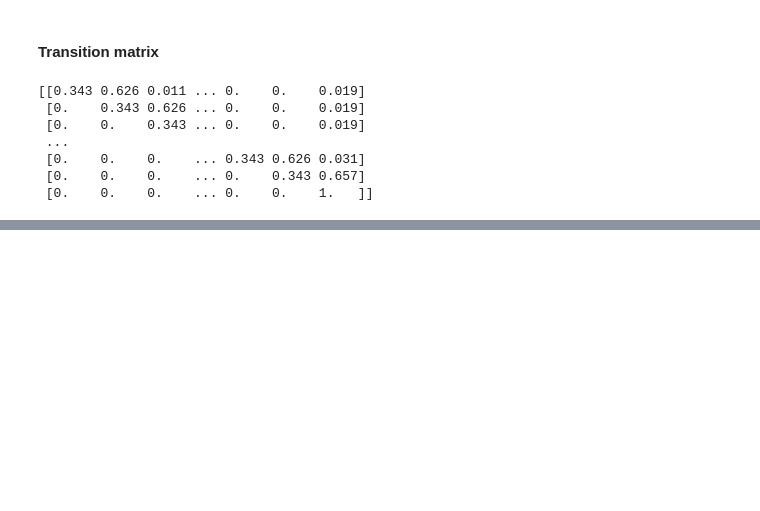
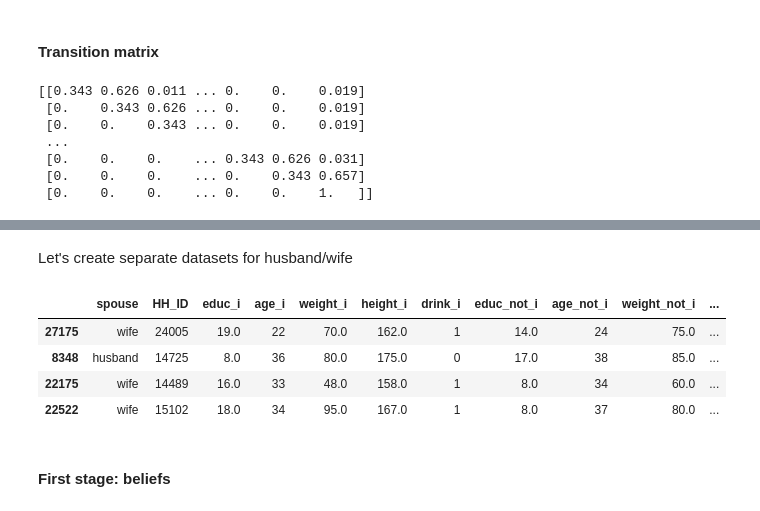
Before and after one commit to Nick-Pupkin/NES, a Jupyter notebook: EIO_2_Popov_Nick.ipynb, the cells around one changed output, grey strips where cells are left out. Cells and saved outputs as stored; diff of their text form; code cells hidden in the pictures; blank space fills up the shorter version.

```diff
--- a/EIO_2_Popov_Nick.ipynb
+++ b/EIO_2_Popov_Nick.ipynb
@@ -114,0 +286,2 @@ print(P_rounded)
+# %%
+data2 = pd.read_stata(r"C:\Users\Popov\Documents\Studies\NES_studies\Python\EIO\HA2\drinking_in_family_RLMS_mod.dta")
@@ -114,0 +296,2 @@ print(P_rounded)
+# %% [markdown]
+Let's create separate datasets for husband/wife
@@ -114,0 +322,10 @@ print(P_rounded)
+# %%
+data_RLMS.sample(4)
+# %% [output]
+|  | spouse | HH_ID | educ_i | age_i | weight_i | height_i | drink_i | educ_not_i | age_not_i | weight_not_i | ... |
+| 27175 | wife | 24005 | 19.0 | 22 | 70.0 | 162.0 | 1 | 14.0 | 24 | 75.0 | ... |
+| 8348 | husband | 14725 | 8.0 | 36 | 80.0 | 175.0 | 0 | 17.0 | 38 | 85.0 | ... |
+| 22175 | wife | 14489 | 16.0 | 33 | 48.0 | 158.0 | 1 | 8.0 | 34 | 60.0 | ... |
+| 22522 | wife | 15102 | 18.0 | 34 | 95.0 | 167.0 | 1 | 8.0 | 37 | 80.0 | ... |
+# %% [markdown]
+#### First stage: beliefs
```
Also changed, not shown: parts of 63 cells of this notebook.
